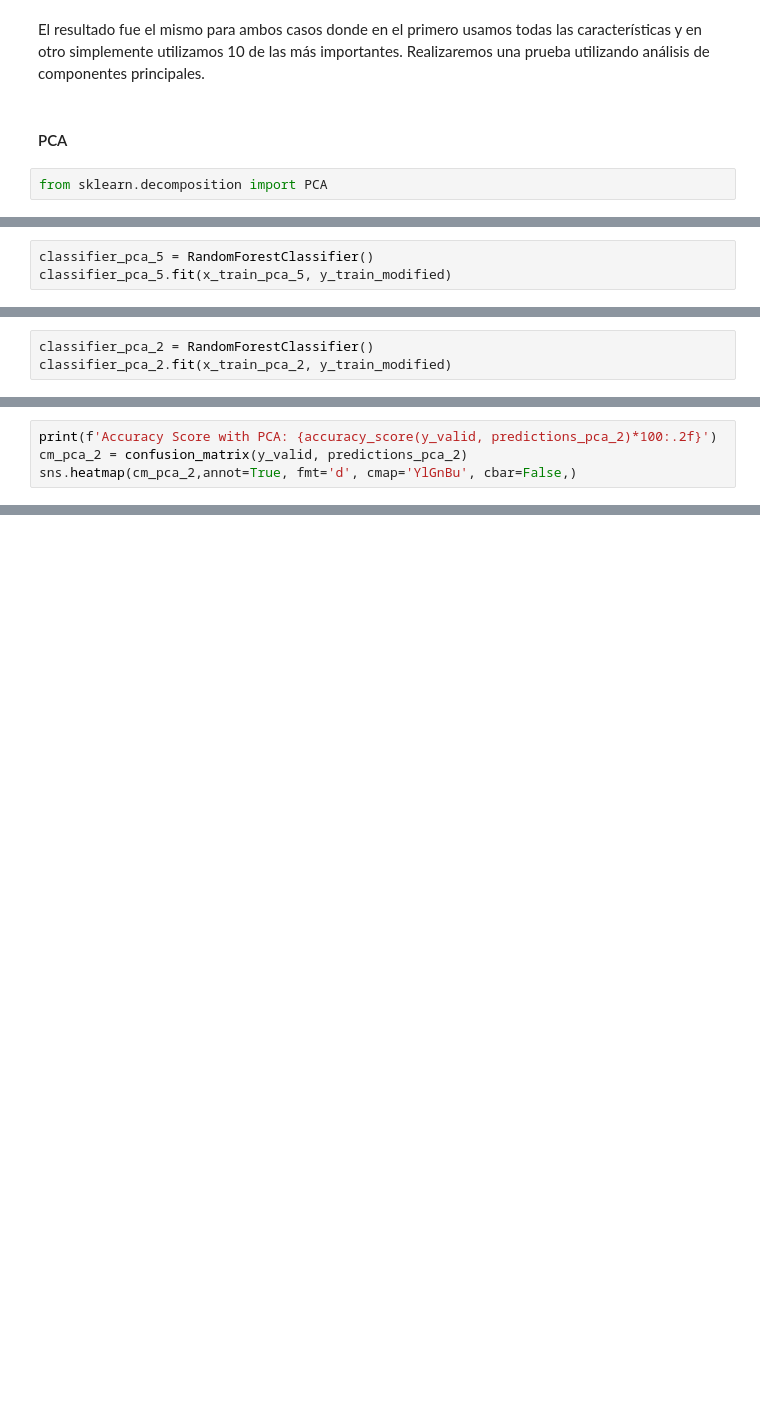
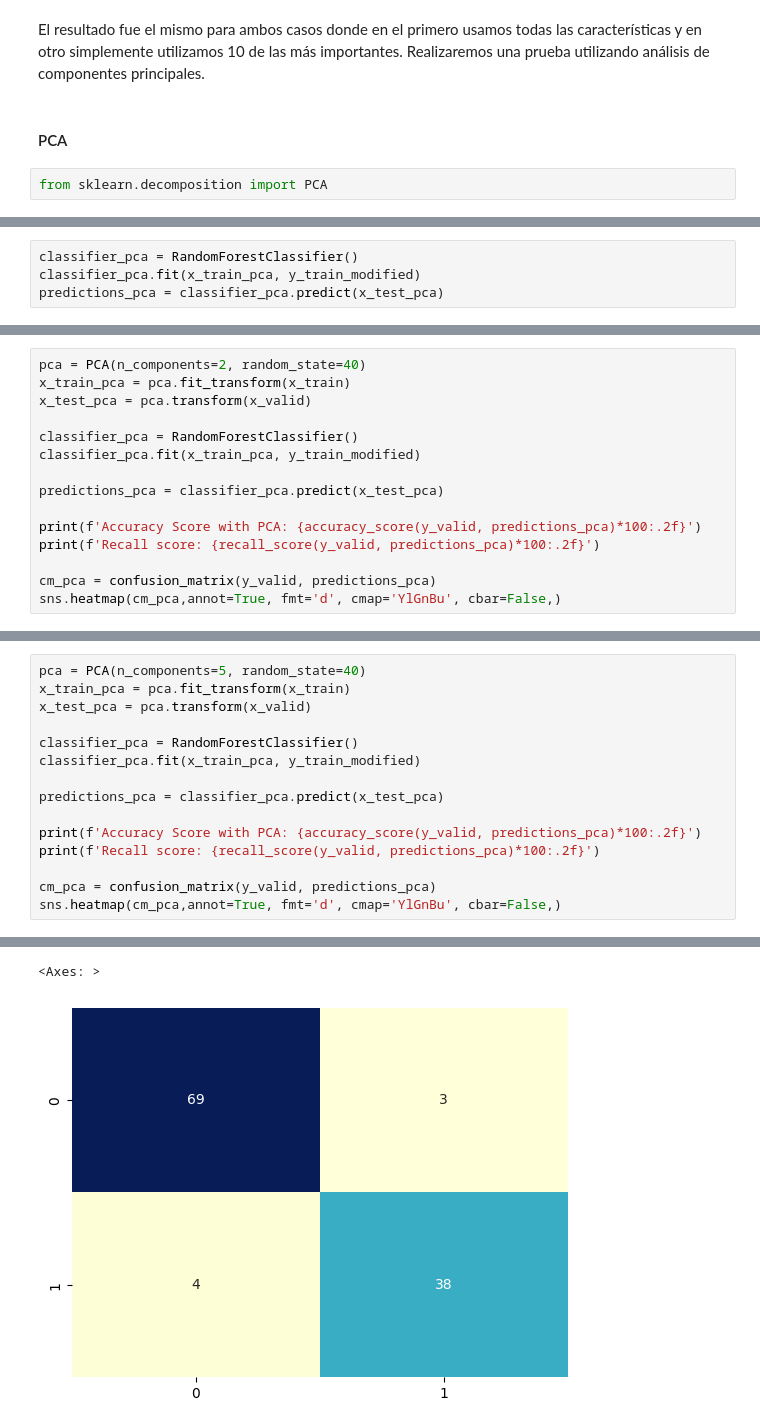
Before and after one commit to DaColcha/breast-cancer-prediction, a Jupyter notebook: notebooks/data-preparation.ipynb, the cells around one changed output, grey strips where cells are left out. Drawn from its saved outputs; the diff is of its cells as text; blank space fills up the shorter version.

Commit message:
Model training

```diff
--- a/notebooks/data-preparation.ipynb
+++ b/notebooks/data-preparation.ipynb
@@ -221,3 +209,0 @@ x_test_pca_2 = pca_2.transform(x_valid)
-# %%
-classifier_pca_5 = RandomForestClassifier()
-classifier_pca_5.fit(x_train_pca_5, y_train_modified)
@@ -226,3 +209,0 @@ RandomForestClassifier()
-# %%
-classifier_pca_2 = RandomForestClassifier()
-classifier_pca_2.fit(x_train_pca_2, y_train_modified)
@@ -234 +210,5 @@ predictions_pca_2 = classifier_pca_2.predict(x_test_pca_2)
+# %%
+classifier_pca = RandomForestClassifier()
+classifier_pca.fit(x_train_pca, y_train_modified)
+predictions_pca = classifier_pca.predict(x_test_pca)
 # %%
@@ -243,6 +228,17 @@ Accuracy Score with PCA: 94.74
 # %%
-print(f'Accuracy Score with PCA: {accuracy_score(y_valid, predictions_pca_2)*100:.2f}')
-cm_pca_2 = confusion_matrix(y_valid, predictions_pca_2)
-sns.heatmap(cm_pca_2,annot=True, fmt='d', cmap='YlGnBu', cbar=False,)
+pca = PCA(n_components=2, random_state=40)
+x_train_pca = pca.fit_transform(x_train)
+x_test_pca = pca.transform(x_valid)
+
+classifier_pca = RandomForestClassifier()
+classifier_pca.fit(x_train_pca, y_train_modified)
+
+predictions_pca = classifier_pca.predict(x_test_pca)
+
+print(f'Accuracy Score with PCA: {accuracy_score(y_valid, predictions_pca)*100:.2f}')
+print(f'Recall score: {recall_score(y_valid, predictions_pca)*100:.2f}')
+
+cm_pca = confusion_matrix(y_valid, predictions_pca)
+sns.heatmap(cm_pca,annot=True, fmt='d', cmap='YlGnBu', cbar=False,)
 # %% [output]
 Accuracy Score with PCA: 96.49
@@ -252,0 +250,16 @@ Transformando nuestros datos para trabajar con 2 características resulto ser co
+# %%
+pca = PCA(n_components=5, random_state=40)
+x_train_pca = pca.fit_transform(x_train)
+x_test_pca = pca.transform(x_valid)
+
+classifier_pca = RandomForestClassifier()
+classifier_pca.fit(x_train_pca, y_train_modified)
+
+predictions_pca = classifier_pca.predict(x_test_pca)
+
+print(f'Accuracy Score with PCA: {accuracy_score(y_valid, predictions_pca)*100:.2f}')
+print(f'Recall score: {recall_score(y_valid, predictions_pca)*100:.2f}')
+
+cm_pca = confusion_matrix(y_valid, predictions_pca)
+sns.heatmap(cm_pca,annot=True, fmt='d', cmap='YlGnBu', cbar=False,)
+# %% [output]
@@ -252,0 +268,2 @@ Transformando nuestros datos para trabajar con 2 características resulto ser co
+<Axes: >
+[figure, added]
```
Also changed, not shown: parts of 17 cells of this notebook, 3 other files.
